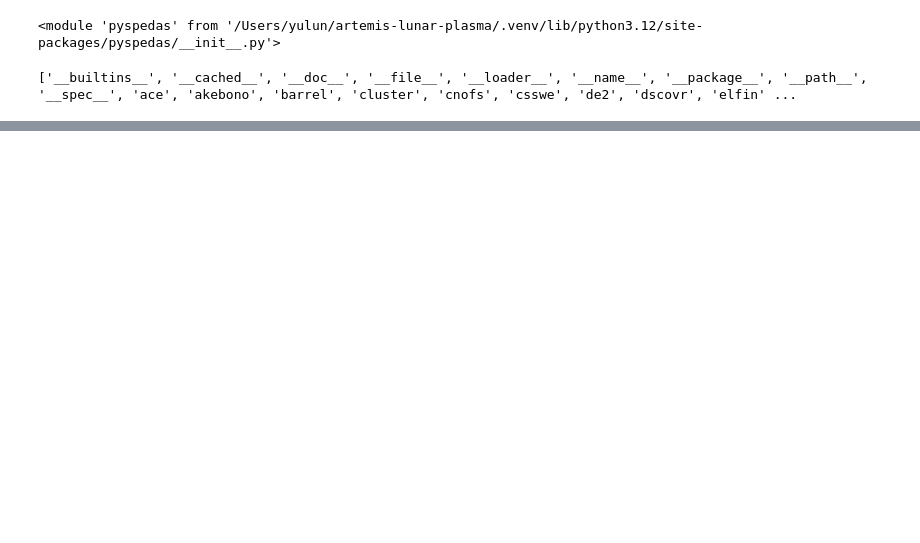
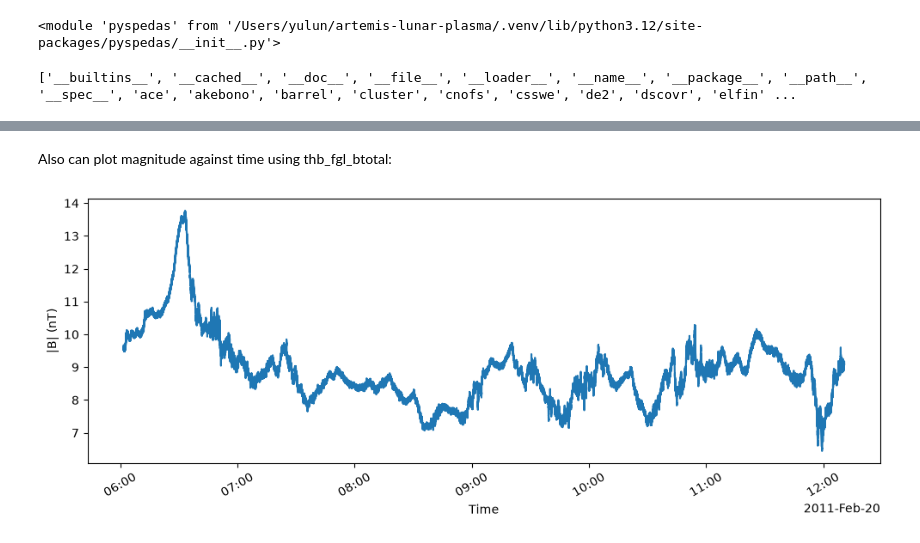
Before and after one commit to yulunwu000/artemis-lunar-plasma, a Jupyter notebook: notebooks/00_pyspedas_test.ipynb, the cells around one changed output, grey strips where cells are left out. Cells and saved outputs as stored; diff of their text form; code cells hidden in the pictures; blank space fills up the shorter version.

```diff
--- a/notebooks/00_pyspedas_test.ipynb
+++ b/notebooks/00_pyspedas_test.ipynb
@@ -57,0 +194,16 @@ themis.fgm(
+# %% [markdown]
+Also can plot magnitude against time using thb_fgl_btotal:
+# %%
+import numpy as np
+time, Btotal_builtin = get_data("thb_fgl_btotal")
+
+plt.figure(figsize=(10, 4))
+plt.plot(dt, Btotal_builtin)
+
+plt.xlabel("Time")
+plt.ylabel("|B| (nT)")
+plt.xticks(rotation=30)
+plt.tight_layout()
+plt.show()
+# %% [output]
+[figure, added]
```
Also changed, not shown: parts of 20 cells of this notebook.
